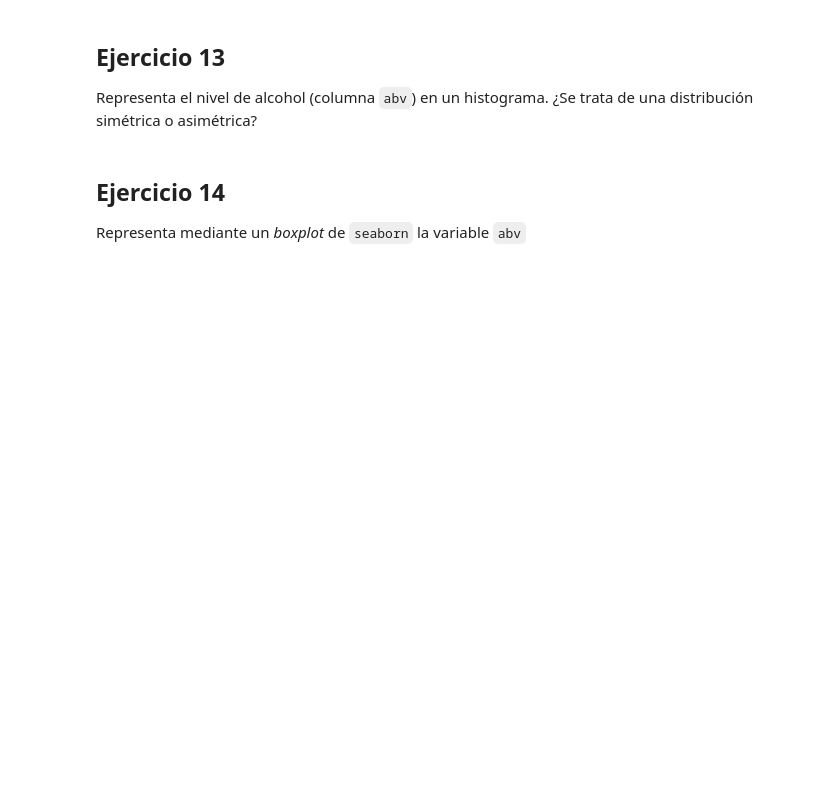
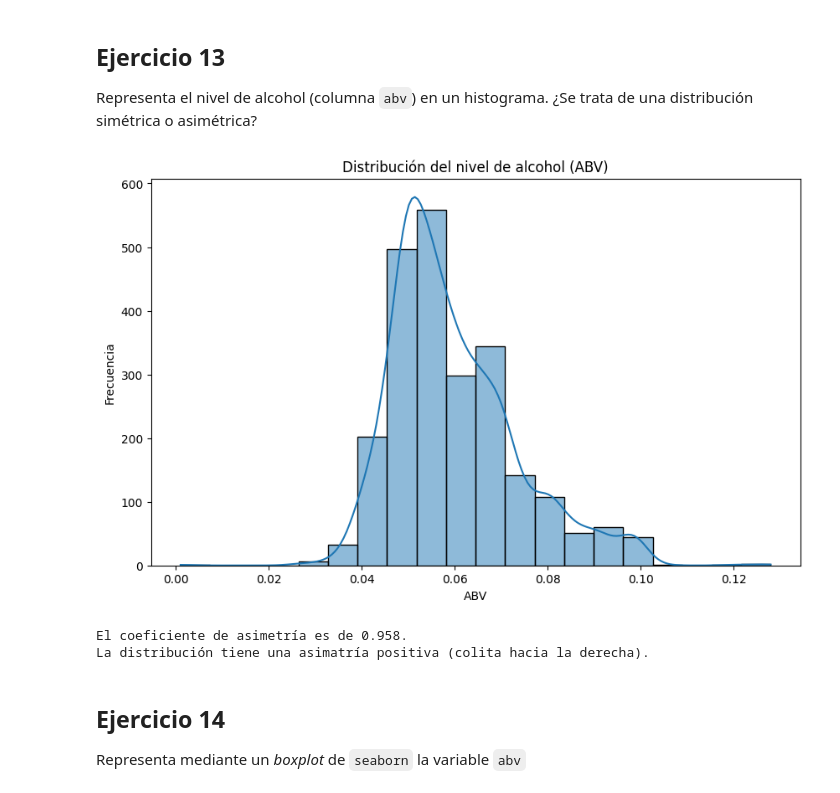
Before and after one commit to irenetite/2026-02-BILBAO-FT-Data-Science, a Jupyter notebook: 2-Data_Analysis/2-Pandas/Practica/6-Beers/irene_birras_repaso.ipynb, the cells around one changed output. Drawn from its saved outputs; the diff is of its cells as text; code cells hidden in the pictures; blank space fills up the shorter version.

```diff
--- a/2-Data_Analysis/2-Pandas/Practica/6-Beers/irene_birras_repaso.ipynb
+++ b/2-Data_Analysis/2-Pandas/Practica/6-Beers/irene_birras_repaso.ipynb
@@ -72,6 +394,29 @@ No queda muy claro cuánto de dispar, de dispersa, es la medida de IBU. Mediante
 # %% [markdown]
 ## Ejercicio 13
 Representa el nivel de alcohol (columna `abv`) en un histograma. ¿Se trata de una distribución simétrica o asimétrica?
+# %%
+# hisgograma:
+plt.figure(figsize=(10, 6))
+sns.histplot(data=data_birras, x='abv', bins=20, kde=True)
+plt.title('Distribución del nivel de alcohol (ABV)')
+plt.xlabel('ABV')
+plt.ylabel('Frecuencia')
+plt.show()
+
+# ahora calculo la asimetría:
+coef_asime = data_birras['abv'].skew()
+print(f'El coeficiente de asimetría es de {coef_asime:.3f}.') # pongo 3 decimales porque es lo habitual
+
+if coef_asime > 0:
+    print('La distribución tiene una asimatría positiva (colita hacia la derecha).')
+elif coef_asime < 0:
+    print('La distribución tiene una asimatría negativa (colita hacia la izquierda).')
+else:
+    print('La distribución es simétrica.')
+# %% [output]
+[figure, added]
+El coeficiente de asimetría es de 0.958.
+La distribución tiene una asimatría positiva (colita hacia la derecha).
 # %% [markdown]
 ## Ejercicio 14
 Representa mediante un *boxplot* de `seaborn` la variable `abv`
```
Also changed, not shown: parts of 44 cells of this notebook.
